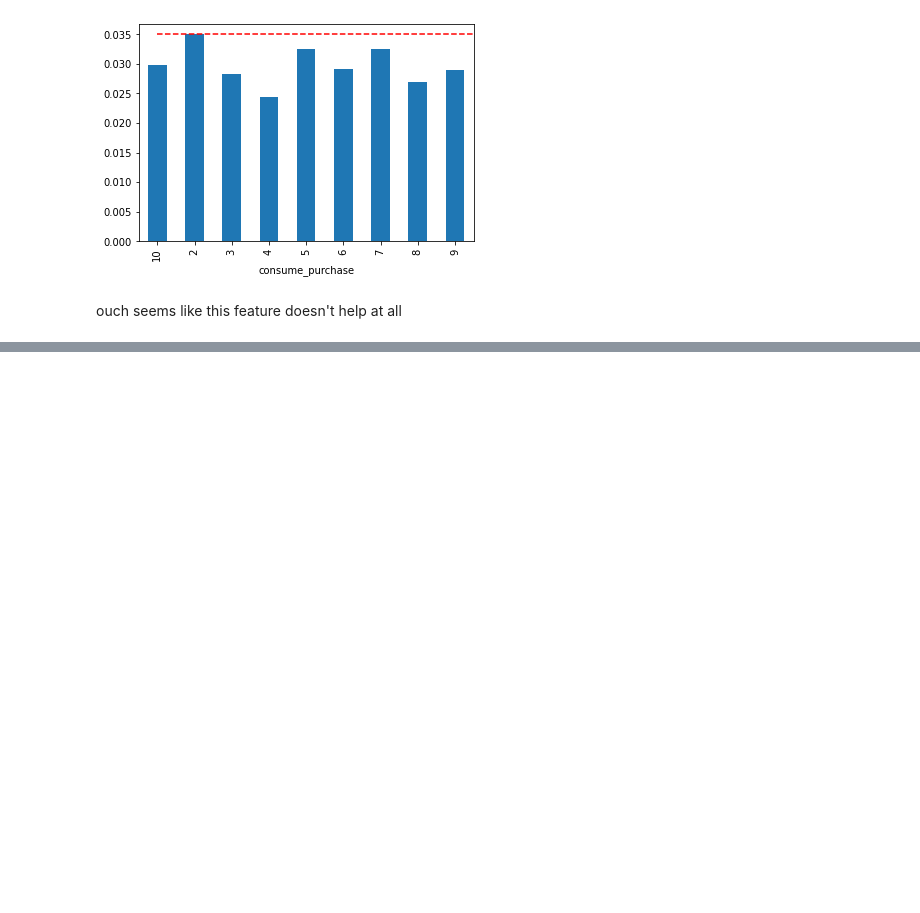
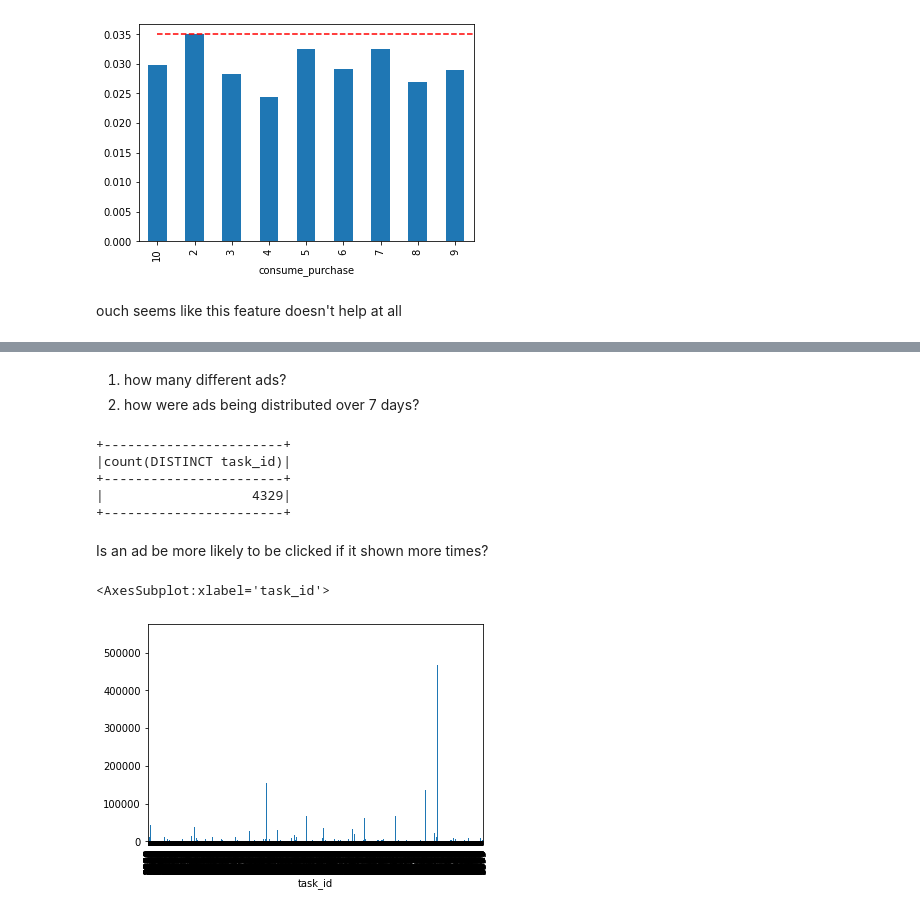
Before and after one commit to xwilchen/MLE_Nanodegree_Capstone, a Jupyter notebook: EDA.ipynb, the cells around one changed output, grey strips where cells are left out. Saved outputs shown, nothing was run; the diff lists cells and outputs as text; code cells hidden in the pictures; blank space fills up the shorter version.

Commit message:
feat: EDA ads task_id complete.

```diff
--- a/EDA.ipynb
+++ b/EDA.ipynb
@@ -992,0 +993,22 @@ ouch seems like this feature doesn't help at all
+# %% [markdown]
+1. how many different ads?
+2. how were ads being distributed over 7 days?
+# %%
+raw_df.select(F.countDistinct("task_id")).show()
+# %% [output]
++-----------------------+
+|count(DISTINCT task_id)|
++-----------------------+
+|                   4329|
++-----------------------+
+# %% [markdown]
+Is an ad be more likely to be clicked if it shown more times?
+# %%
+total_count = raw_df.select("task_id").groupBy("task_id").count().toPandas()
+# %%
+total_count = total_count.set_index("task_id")
+# %%
+total_count["count"].plot.bar()
+# %% [output]
+<AxesSubplot:xlabel='task_id'>
+[figure, added]
```
Also changed, not shown: parts of 13 cells of this notebook.
